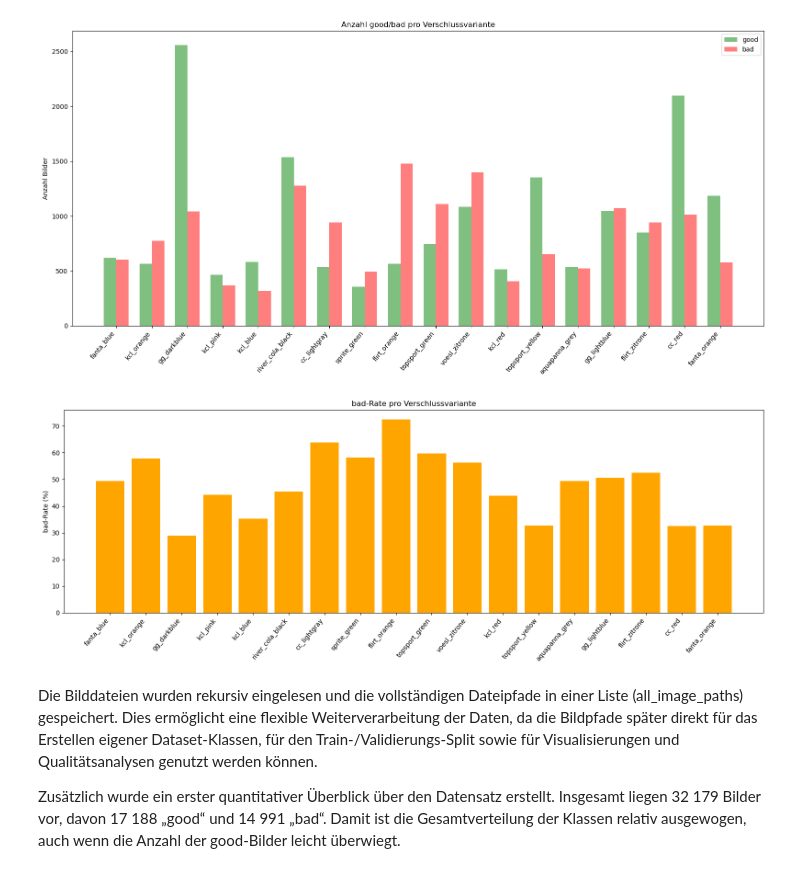
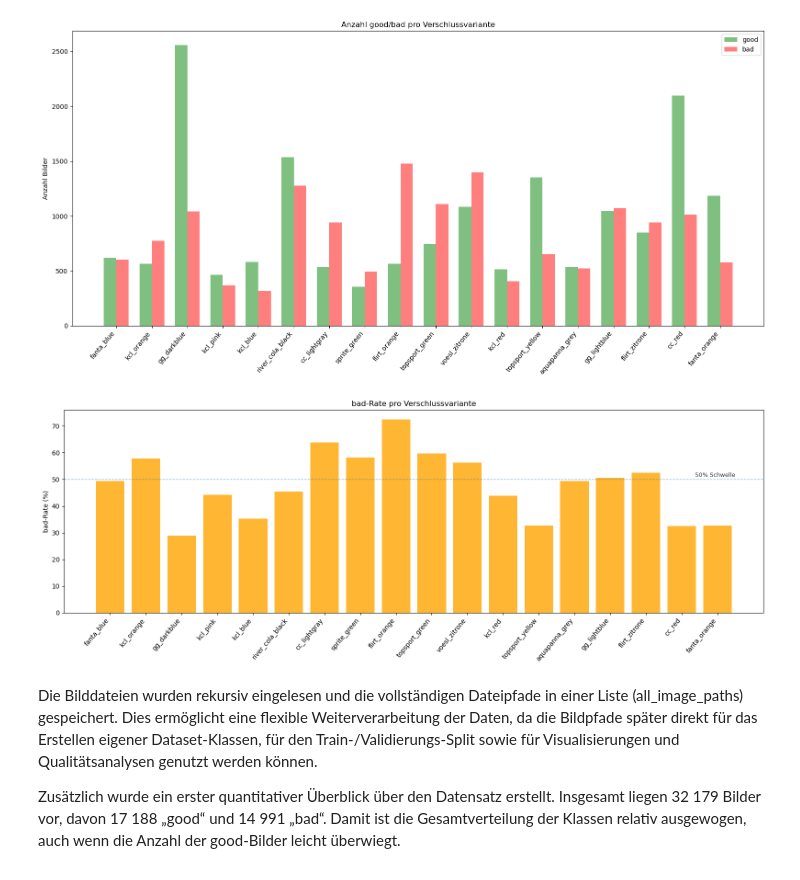
Before and after one commit to gemuendens/DL_TethteredCaps, a Jupyter notebook: DL_TetheredCaps.ipynb, the cells around one changed output. Saved outputs shown, nothing was run; the diff lists cells and outputs as text; code cells hidden in the pictures.

```diff
--- a/DL_TethteredCaps.ipynb
+++ b/DL_TetheredCaps.ipynb
@@ -330,19 +331,20 @@ plt.show()
 [figure]
 # %%
 # Visualisierung der bad-Rate pro Verschlussvariante
-variants = list(variant_summary.keys())
 bad_rates = [variant_summary[v]["bad_rate"] for v in variants]
 
 plt.figure(figsize=(16, 6))
-plt.bar(variants, bad_rates, color="orange")
+plt.bar(variants, bad_rates, color="orange", alpha=0.8)
+plt.axhline(y=50, linestyle="--", linewidth=1, alpha=0.5)
+plt.text(x=len(variants)-0.5,y=50.5, s="50% Schwelle", ha="right", va="bottom", fontsize=9, alpha=0.8)
 
 plt.xticks(rotation=50, ha="right")
 plt.ylabel("bad-Rate (%)")
 plt.title("bad-Rate pro Verschlussvariante")
 plt.tight_layout()
 plt.show()
 # %% [output]
-[figure, old version]
+[figure, new version]
 # %% [markdown]
 Die Bilddateien wurden rekursiv eingelesen und die vollständigen Dateipfade in einer Liste (all_image_paths) gespeichert. Dies ermöglicht eine flexible Weiterverarbeitung der Daten, da die Bildpfade später direkt für das Erstellen eigener Dataset-Klassen, für den Train-/Validierungs-Split sowie für Visualisierungen und Qualitätsanalysen genutzt werden können.
 
```
Also changed, not shown: parts of 52 cells of this notebook.
